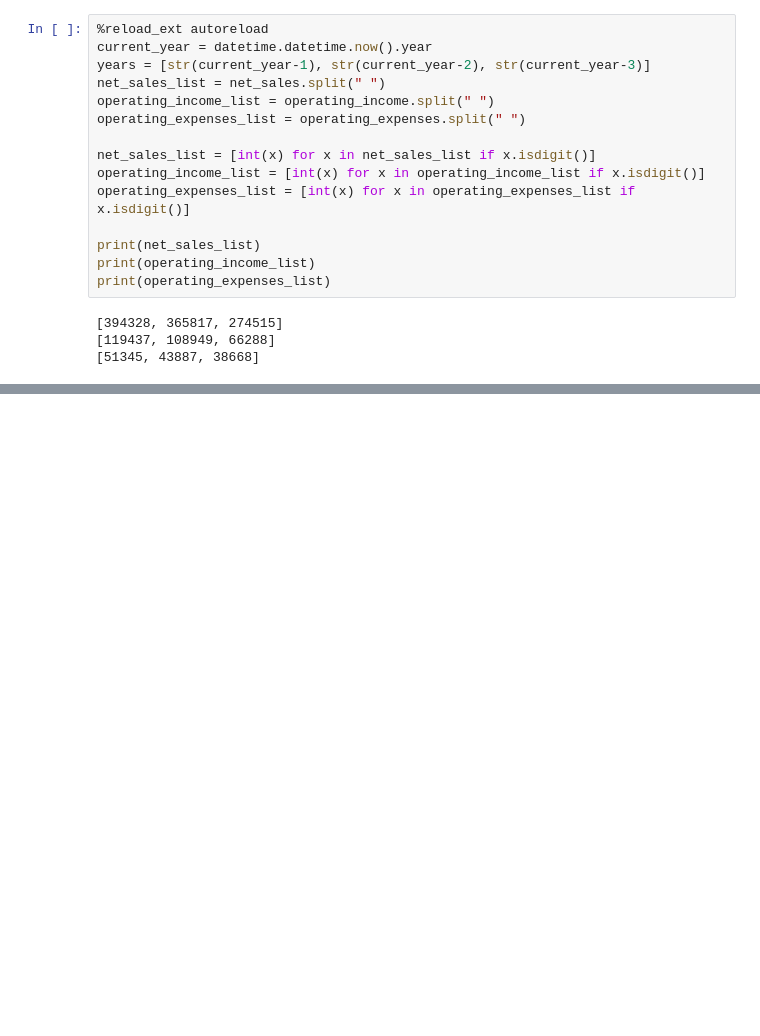
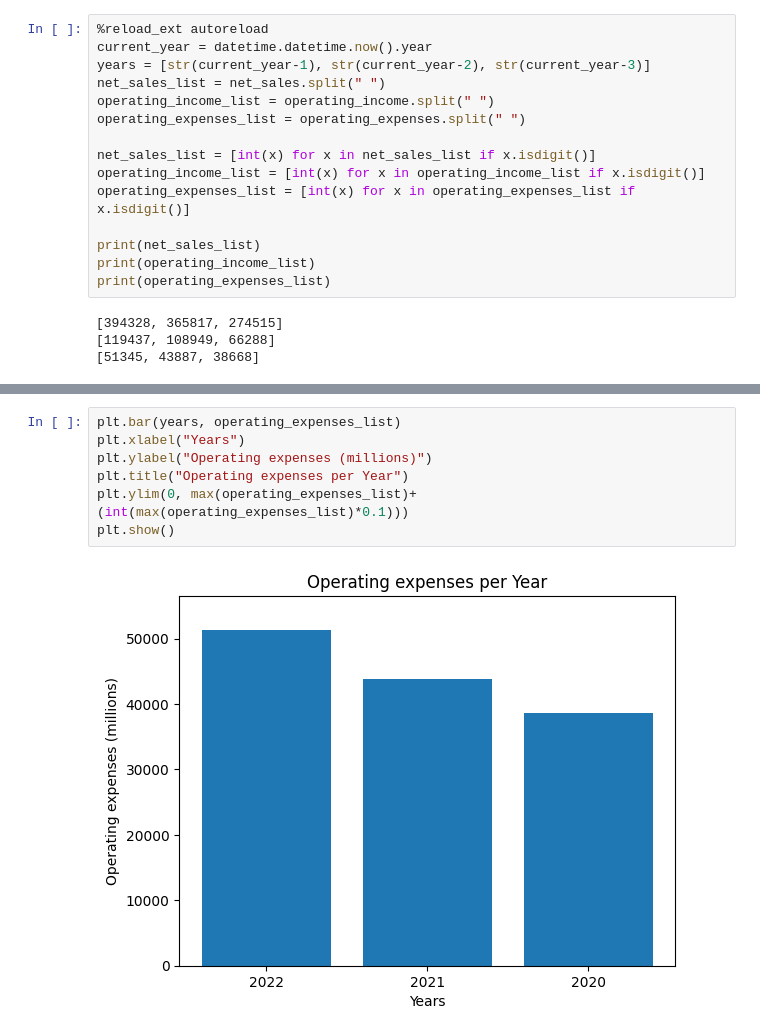
Before and after one commit to GabrielKabbani/Projeto-AnalisedeTexto-BK-GK-RM, a Jupyter notebook: Projeto.ipynb, the cells around one changed output, grey strips where cells are left out. Saved outputs shown, nothing was run; the diff lists cells and outputs as text; blank space fills up the shorter version.

```diff
--- a/Projeto.ipynb
+++ b/Projeto.ipynb
@@ -233,0 +245,9 @@ plt.show()
+# %%
+plt.bar(years, operating_expenses_list)
+plt.xlabel("Years")
+plt.ylabel("Operating expenses (millions)")
+plt.title("Operating expenses per Year")
+plt.ylim(0, max(operating_expenses_list)+(int(max(operating_expenses_list)*0.1)))
+plt.show()
+# %% [output]
+[figure, added]
```
Also changed, not shown: parts of 5 cells of this notebook.
